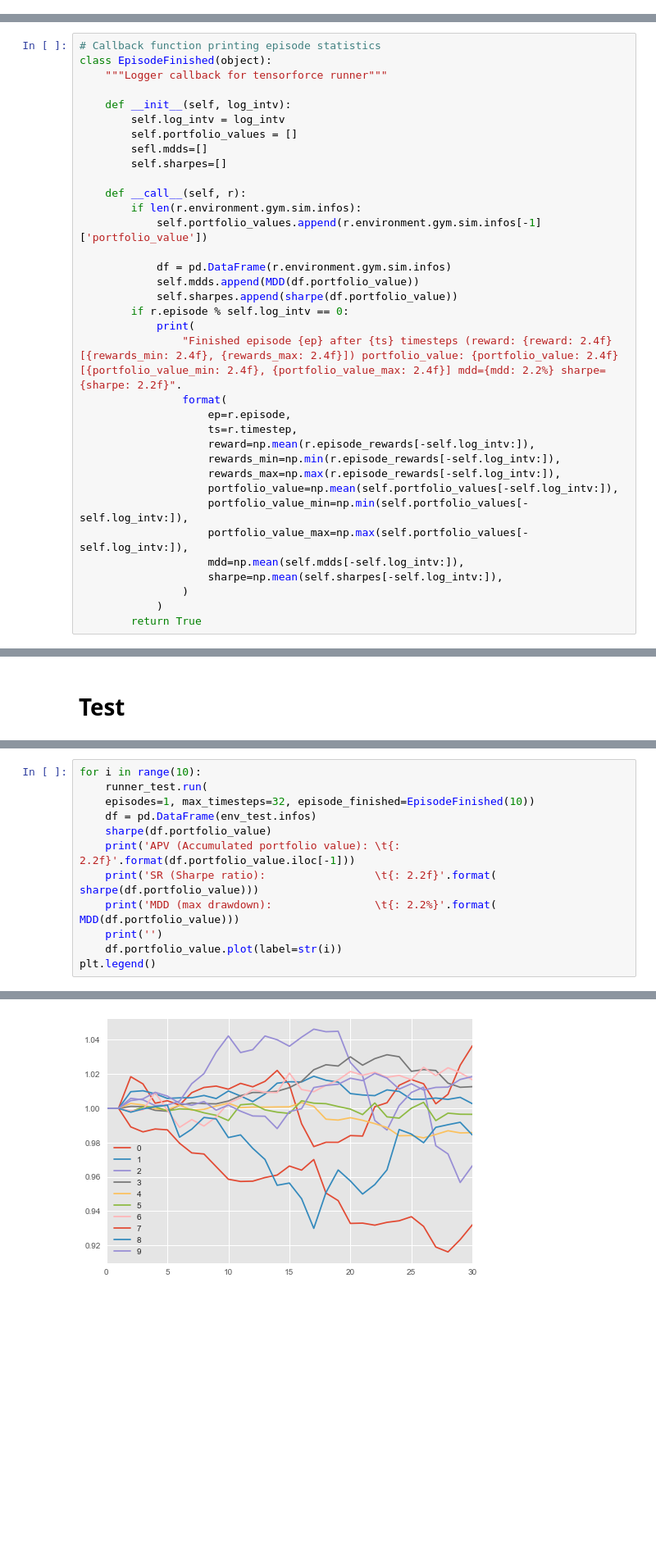
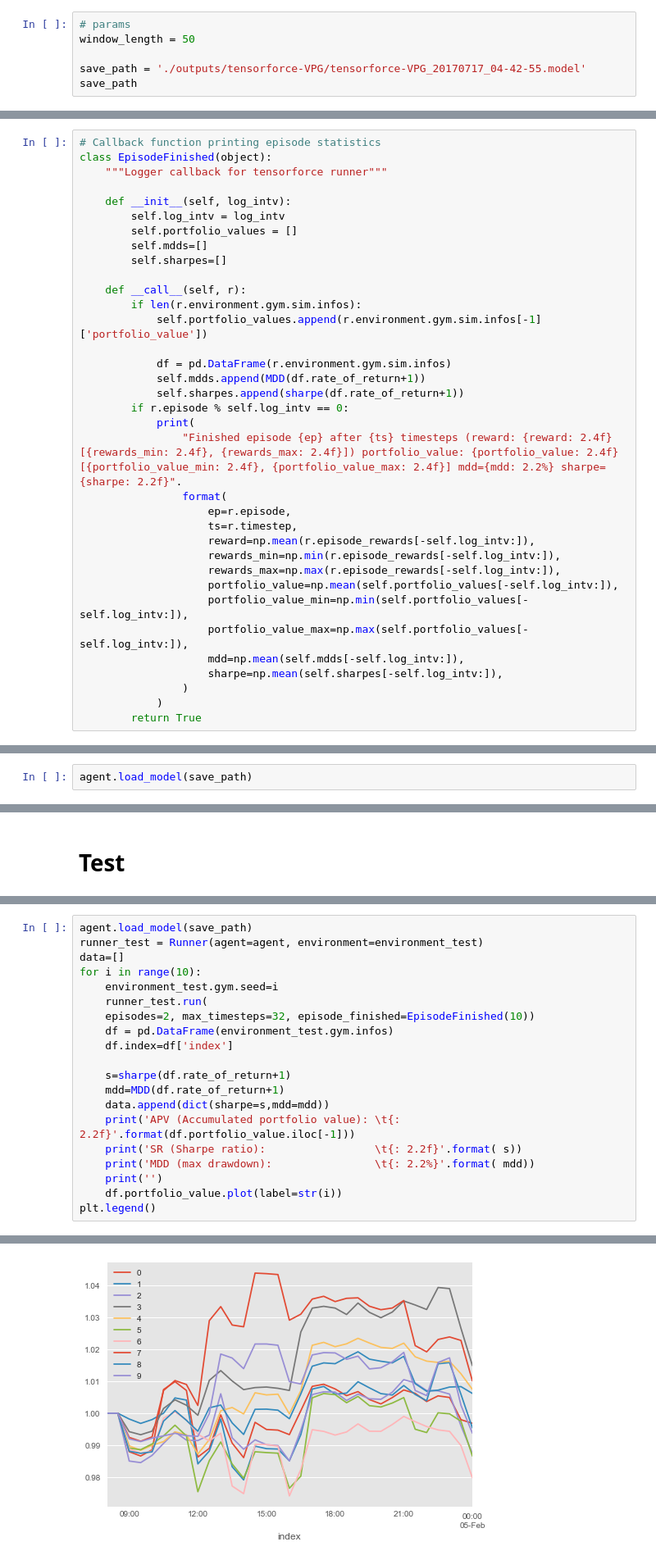
Before and after one commit to wassname/rl-portfolio-management, a Jupyter notebook: tensorforce-VPG.ipynb, the cells around one changed output, grey strips where cells are left out. Shown: that part at 82% size. Saved outputs shown, nothing was run; the diff lists cells and outputs as text; blank space fills up the shorter version.

```diff
--- a/tensorforce-VPG.ipynb
+++ b/tensorforce-VPG.ipynb
@@ -48,0 +38,6 @@ save_path
+# %%
+# params
+window_length = 50
+
+save_path = './outputs/tensorforce-VPG/tensorforce-VPG_20170717_04-42-55.model'
+save_path
@@ -282,7 +279,7 @@ class EpisodeFinished(object):
     def __init__(self, log_intv):
         self.log_intv = log_intv
         self.portfolio_values = []
-        sefl.mdds=[]
+        self.mdds=[]
         self.sharpes=[]
 
     def __call__(self, r):
@@ -290,8 +287,8 @@ class EpisodeFinished(object):
             self.portfolio_values.append(r.environment.gym.sim.infos[-1]['portfolio_value'])
 
             df = pd.DataFrame(r.environment.gym.sim.infos)
-            self.mdds.append(MDD(df.portfolio_value))
-            self.sharpes.append(sharpe(df.portfolio_value))
+            self.mdds.append(MDD(df.rate_of_return+1))
+            self.sharpes.append(sharpe(df.rate_of_return+1))
         if r.episode % self.log_intv == 0:
             print(
                 "Finished episode {ep} after {ts} timesteps (reward: {reward: 2.4f} [{rewards_min: 2.4f}, {rewards_max: 2.4f}]) portfolio_value: {portfolio_value: 2.4f} [{portfolio_value_min: 2.4f}, {portfolio_value_max: 2.4f}] mdd={mdd: 2.2%} sharpe={sharpe: 2.2f}".
@@ -341,3 +338,5 @@ class EpisodeFinishedTQDM(EpisodeFinished):
 # %%
 from tensorforce.execution import Runner
 runner = Runner(agent=agent, environment=environment, save_path=save_path, save_episodes=10000)
+# %%
+agent.load_model(save_path)
@@ -379,12 +423,20 @@ runner_test = Runner(agent=agent, environment=environment_test)
 # %%
+agent.load_model(save_path)
+runner_test = Runner(agent=agent, environment=environment_test)
+data=[]
 for i in range(10):
+    environment_test.gym.seed=i
     runner_test.run(
-    episodes=1, max_timesteps=32, episode_finished=EpisodeFinished(10))
-    df = pd.DataFrame(env_test.infos)
-    sharpe(df.portfolio_value)
+    episodes=2, max_timesteps=32, episode_finished=EpisodeFinished(10))
+    df = pd.DataFrame(environment_test.gym.infos)
+    df.index=df['index']
+
+    s=sharpe(df.rate_of_return+1)
+    mdd=MDD(df.rate_of_return+1)
+    data.append(dict(sharpe=s,mdd=mdd))
     print('APV (Accumulated portfolio value): \t{: 2.2f}'.format(df.portfolio_value.iloc[-1]))
-    print('SR (Sharpe ratio):                 \t{: 2.2f}'.format( sharpe(df.portfolio_value)))
-    print('MDD (max drawdown):                \t{: 2.2%}'.format( MDD(df.portfolio_value)))
+    print('SR (Sharpe ratio):                 \t{: 2.2f}'.format( s))
+    print('MDD (max drawdown):                \t{: 2.2%}'.format( mdd))
     print('')
     df.portfolio_value.plot(label=str(i))
 plt.legend()
@@ -410 +465 @@ MDD (max drawdown):                     -0.97%
-[figure, old version]
+[figure, new version]
```
Also changed, not shown: parts of 10 cells of this notebook, 2 other files.
